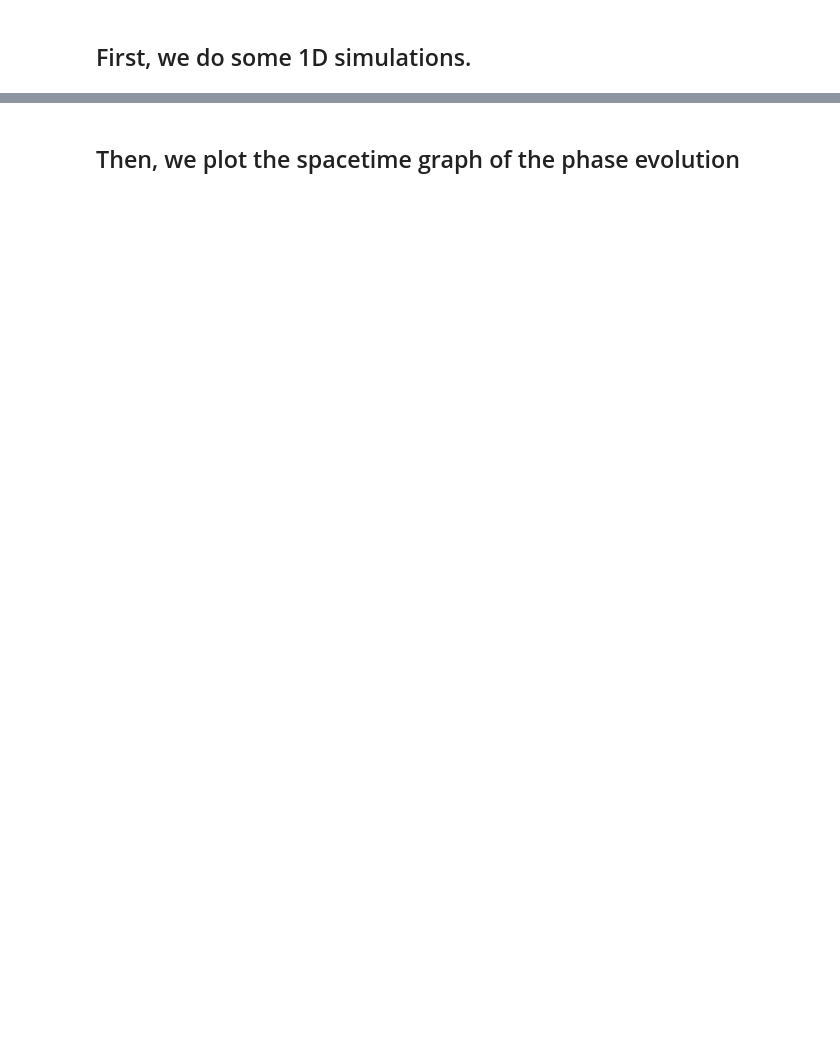
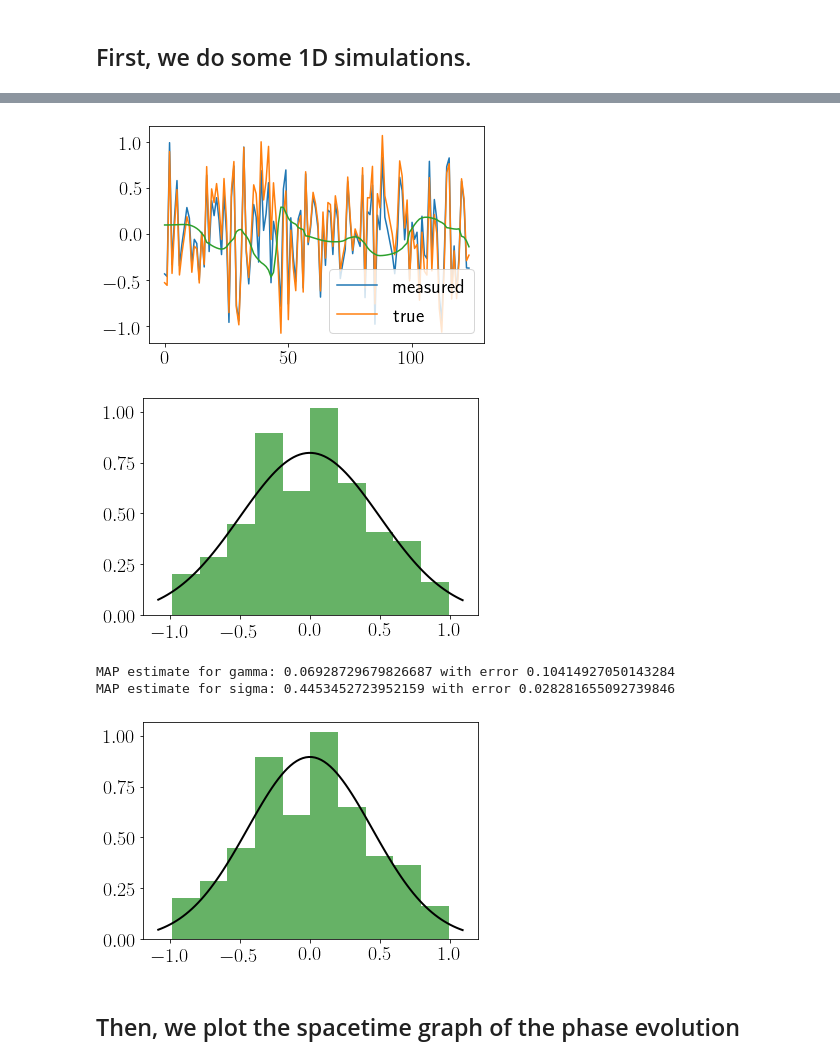
Before and after one commit to Irene-Li/kuramoto, a Jupyter notebook: kuramoto.ipynb, the cells around one changed output, grey strips where cells are left out. Drawn from its saved outputs; the diff is of its cells as text; code cells hidden in the pictures; blank space fills up the shorter version.

```diff
--- a/kuramoto.ipynb
+++ b/kuramoto.ipynb
@@ -32,3 +54,25 @@ plt.show()
+# %%
+freqs = get_freqs(phases[1:-1], gamma)
+plt.plot(freqs, label='measured')
+plt.plot(model.omegas[2:-2] - mean_omega, label='true')
+plt.plot(freqs-(model.omegas[2:-2] - mean_omega))
+plt.legend()
+plt.show()
+
+plot(freqs, gamma, sigma)
+
+map_gamma =MAP_gamma(phases[1:-1], 1.1, 0.5)
+map_sigma = MAP_sigma(phases[1:-1], map_gamma)
+gamma_error, sigma_error = errors(phases[1:-1], map_gamma, map_sigma, 1.1, 0.5)
+print('MAP estimate for gamma: {} with error {}'.format(map_gamma, gamma_error))
+print('MAP estimate for sigma: {} with error {}'.format(map_sigma, sigma_error))
+plot(freqs, map_gamma, map_sigma)
+# %% [output]
+[figure, added]
+[figure, added]
+MAP estimate for gamma: 0.06928729679826687 with error 0.10414927050143284
+MAP estimate for sigma: 0.4453452723952159 with error 0.028281655092739846
+[figure, added]
 # %% [markdown]
 ## Then, we plot the spacetime graph of the phase evolution
 # %%
```
Also changed, not shown: parts of 4 cells of this notebook, 5 other files.
